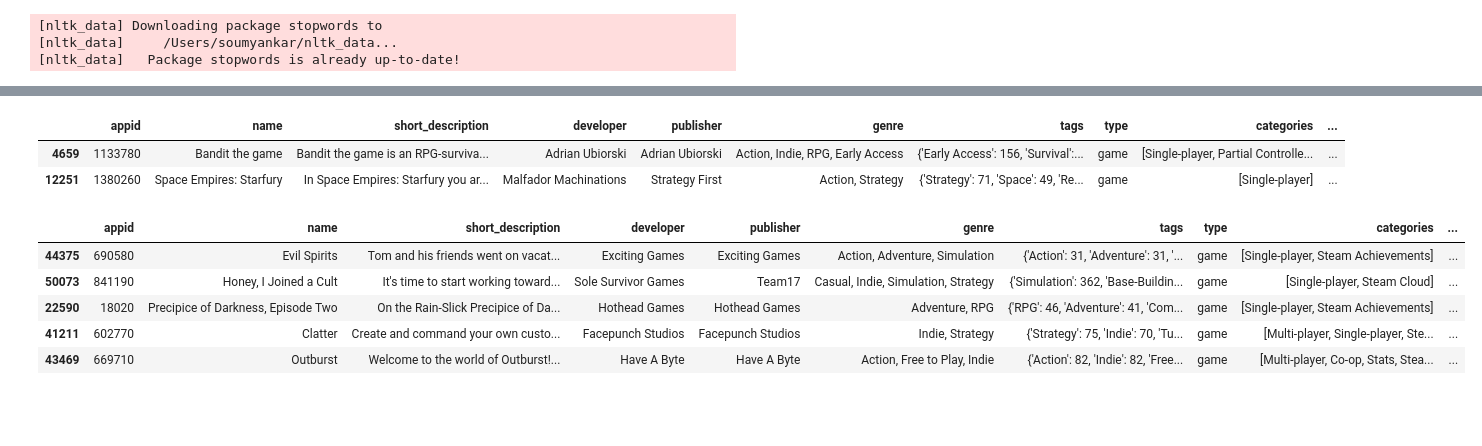
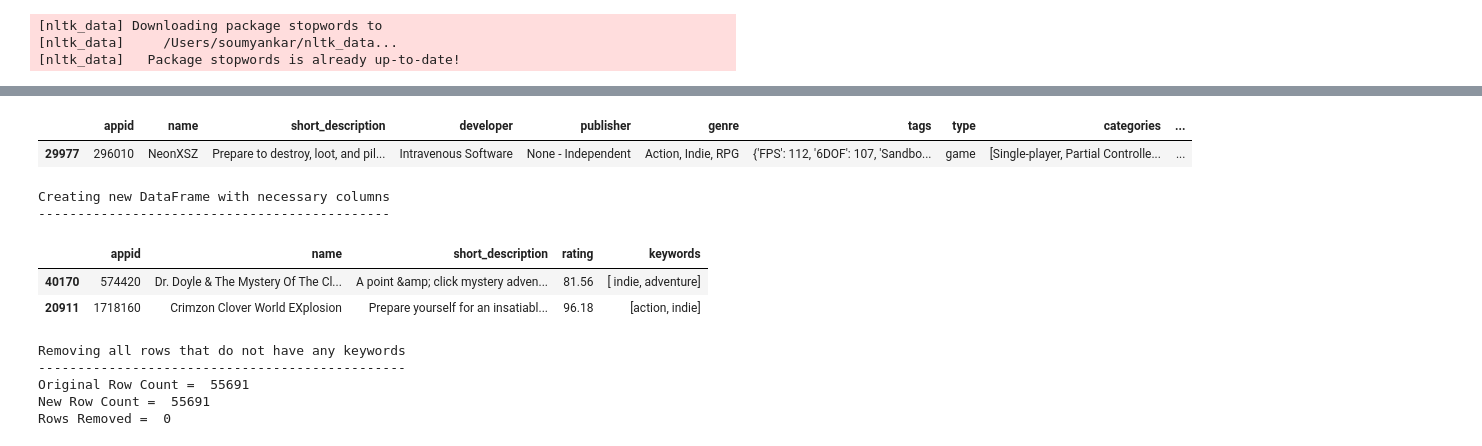
Before and after one commit to ZahraS98/IUI-Project, a Jupyter notebook: newDatasetPlayground.ipynb, the cells around one changed output, grey strips where cells are left out. Saved outputs shown, nothing was run; the diff lists cells and outputs as text; code cells hidden in the pictures; blank space fills up the shorter version.

```diff
--- a/newDatasetPlayground.ipynb
+++ b/newDatasetPlayground.ipynb
@@ -50,35 +41,56 @@ def wilson(p, n, z = 1.96):
     upper_bound = (centre_adjusted_probability + z*adjusted_standard_deviation) / denominator
 #     return (lower_bound, upper_bound)
     return ((lower_bound + upper_bound)/2)
-# %%
-# taking a quick look at everything
-display(steam_2022.sample(2))
-# %% [output]
-|  | appid | name | short_description | developer | publisher | genre | tags | type | categories | ... |
-| 4659 | 1133780 | Bandit the game | Bandit the game is an RPG-surviva... | Adrian Ubiorski | Adrian Ubiorski | Action, Indie, RPG, Early Access | {'Early Access': 156, 'Survival':... | game | [Single-player, Partial Controlle... | ... |
-| 12251 | 1380260 | Space Empires: Starfury | In Space Empires: Starfury you ar... | Malfador Machinations | Strategy First | Action, Strategy | {'Strategy': 71, 'Space': 49, 'Re... | game | [Single-player] | ... |
 # %%
 # Converting tags dictionary to list only, and getting rid of those numbers - whatever thhey mean.
 # changing total_votes column as well
 # and the average rating
-for index, row in steam_2022.iterrows():
-    current_row_tags = row['tags']
-#     current_row_tags = list(current_row_tags.keys())
-#     steam_2022.loc[index,'tags'] = current_row_tags
-
+genres = []
 for index,row in steam_2022.iterrows():
+#     current_row_tags = list(map(str.lower, row['tags'].keys()))
+    current_row_genres = list(map(str.lower, row['genre'].split(',')))
+#     current_row_categories = list(map(str.lower, row['categories']))
+#     new_kws = list(set(current_row_tags + current_row_genres + current_row_categories))
+    new_kws = list(set(current_row_genres))
+    genres.append(new_kws)
+#     new_kws = " ".join(new_kws)
+#     steam_2022.loc[index, 'keywords'] = new_kws
     current_row_total_votes = row['positive'] + row['negative']
     steam_2022.loc[index, 'total_votes'] = current_row_total_votes
     positive_votes = row['positive']
     if (current_row_total_votes != 0) & (positive_votes != 0):
         current_row_rating = wilson((positive_votes/current_row_total_votes), current_row_total_votes)
         steam_2022.loc[index, 'rating'] = round(current_row_rating*100,2)
 
-display(steam_2022.sample(5))
+steam_2022['keywords'] = genres
+display(steam_2022.sample(1))
 # %% [output]
 |  | appid | name | short_description | developer | publisher | genre | tags | type | categories | ... |
-| 44375 | 690580 | Evil Spirits | Tom and his friends went on vacat... | Exciting Games | Exciting Games | Action, Adventure, Simulation | {'Action': 31, 'Adventure': 31, '... | game | [Single-player, Steam Achievements] | ... |
-| 50073 | 841190 | Honey, I Joined a Cult | It's time to start working toward... | Sole Survivor Games | Team17 | Casual, Indie, Simulation, Strategy | {'Simulation': 362, 'Base-Buildin... | game | [Single-player, Steam Cloud] | ... |
-| 22590 | 18020 | Precipice of Darkness, Episode Two | On the Rain-Slick Precipice of Da... | Hothead Games | Hothead Games | Adventure, RPG | {'RPG': 46, 'Adventure': 41, 'Com... | game | [Single-player, Steam Achievements] | ... |
-| 41211 | 602770 | Clatter | Create and command your own custo... | Facepunch Studios | Facepunch Studios | Indie, Strategy | {'Strategy': 75, 'Indie': 70, 'Tu... | game | [Multi-player, Single-player, Ste... | ... |
-| 43469 | 669710 | Outburst | Welcome to the world of Outburst!... | Have A Byte | Have A Byte | Action, Free to Play, Indie | {'Action': 82, 'Indie': 82, 'Free... | game | [Multi-player, Co-op, Stats, Stea... | ... |
+| 29977 | 296010 | NeonXSZ | Prepare to destroy, loot, and pil... | Intravenous Software | None - Independent | Action, Indie, RPG | {'FPS': 112, '6DOF': 107, 'Sandbo... | game | [Single-player, Partial Controlle... | ... |
+# %%
+df = steam_2022[['appid', 'name','short_description','rating','keywords']].copy()
+print("Creating new DataFrame with necessary columns")
+print("---------------------------------------------")
+df.sample(2)
+# %% [output]
+Creating new DataFrame with necessary columns
+---------------------------------------------
+|  | appid | name | short_description | rating | keywords |
+| 40170 | 574420 | Dr. Doyle & The Mystery Of The Cl... | A point &amp; click mystery adven... | 81.56 | [ indie, adventure] |
+| 20911 | 1718160 | Crimzon Clover World EXplosion | Prepare yourself for an insatiabl... | 96.18 | [action, indie] |
+# %%
+# removing any games that have keywords at all
+prev_count = len(df.index)
+df = df[df.keywords.notnull()]
+new_count = len(df.index)
+print("Removing all rows that do not have any keywords")
+print("-----------------------------------------------")
+print("Original Row Count = ", prev_count)
+print("New Row Count = ", new_count)
+print("Rows Removed = ",(prev_count - new_count))
+# %% [output]
+Removing all rows that do not have any keywords
+-----------------------------------------------
+Original Row Count =  55691
+New Row Count =  55691
+Rows Removed =  0
```
Also changed, not shown: parts of 20 cells of this notebook.
